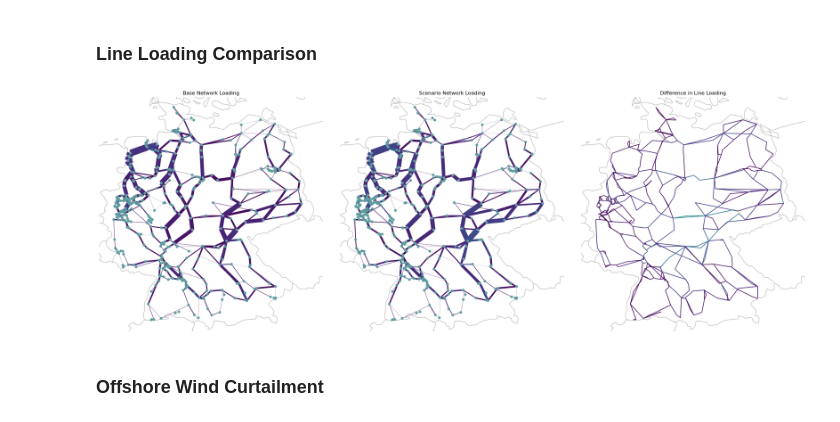
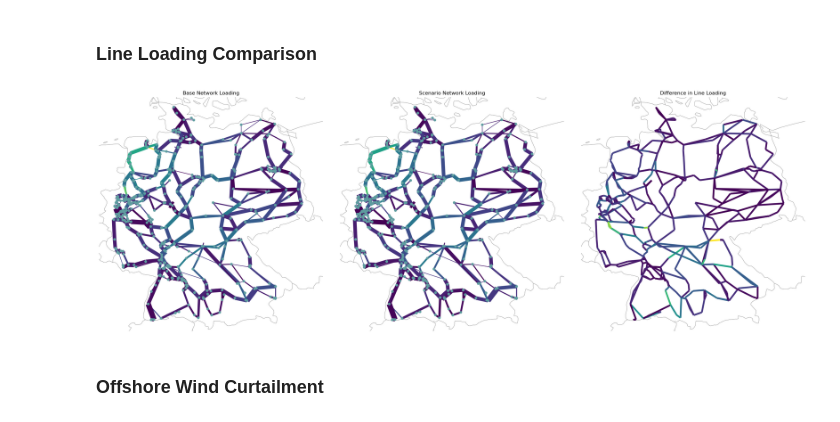
Before and after one commit to Luca2299/pypsa-eur, a Jupyter notebook: notebooks/Comparing_Scenarios.ipynb, the cells around one changed output. Saved outputs shown, nothing was run; the diff lists cells and outputs as text; code cells hidden in the pictures.

```diff
--- a/notebooks/Comparing_Scenarios.ipynb
+++ b/notebooks/Comparing_Scenarios.ipynb
@@ -36,13 +36,11 @@ INFO:pypsa.network.io:Imported network 'Unnamed Network' has buses, carriers, ge
 # %% [markdown]
 ### Line Loading Comparison
 # %%
-snapshot = n_base.snapshots[0]
+snapshot = n_base.snapshots[12]
 
-# --- Configuration for plot aesthetics ---
 bus_size_factor = 1e9
-branch_width_factor = 4000
+branch_width_factor = 400
 
-# --- Create Figure ---
 fig, axes = plt.subplots(1, 3, figsize=(24, 8), subplot_kw={"projection": ccrs.EqualEarth()})
 
 # --- Helper Function to Plot Network ---
@@ -57,10 +55,6 @@ def plot_network_loading(n, ax, title):
         .sum()
     )
 
-    # Calculate total flow for line/link widths
-    line_flow = n.lines_t.p0.sum(axis=0)
-    link_flow = n.links_t.p0.sum(axis=0)
-
     # Calculate line loading for the snapshot
     loading = n.lines_t.p0.loc[snapshot] / n.lines.s_nom
 
@@ -68,36 +62,38 @@ def plot_network_loading(n, ax, title):
         ax=ax,
         geomap=True,
         title=title,
         bus_sizes=eb.abs().sum() / bus_size_factor,
         bus_alpha=0.7,
         line_colors=loading.abs(),
-        line_width=line_flow / branch_width_factor,
-        link_width=link_flow / branch_width_factor,
+        line_width=n.lines.s_nom / branch_width_factor, # Relate width to capacity
+        link_width=n.links.p_nom / branch_width_factor, # Relate width to capacity
     )
 
 # --- Plot Base and Scenario Networks ---
 plot_network_loading(n_base, axes[0], "Base Network Loading")
 plot_network_loading(n_scenario, axes[1], "Scenario Network Loading")
 
 
 # --- Plot Difference ---
 loading_base = n_base.lines_t.p0.loc[snapshot] / n_base.lines.s_nom
 loading_scenario = n_scenario.lines_t.p0.loc[snapshot] / n_scenario.lines.s_nom
 loading_diff = (loading_scenario - loading_base).abs()
 
 n_base.plot(
     ax=axes[2],
     geomap=True,
+    line_width = 4,
+    link_width = 4,
     line_colors=loading_diff,
     title="Difference in Line Loading",
     bus_sizes=0 # Keep buses small for difference plot
 )
 
 
 plt.tight_layout()
 plt.show()
 # %% [output]
-[figure, old version]
+[figure, new version]
 # %% [markdown]
 ### Offshore Wind Curtailment
 # %%
```
Also changed, not shown: parts of 1 cell of this notebook, 3 other files.
